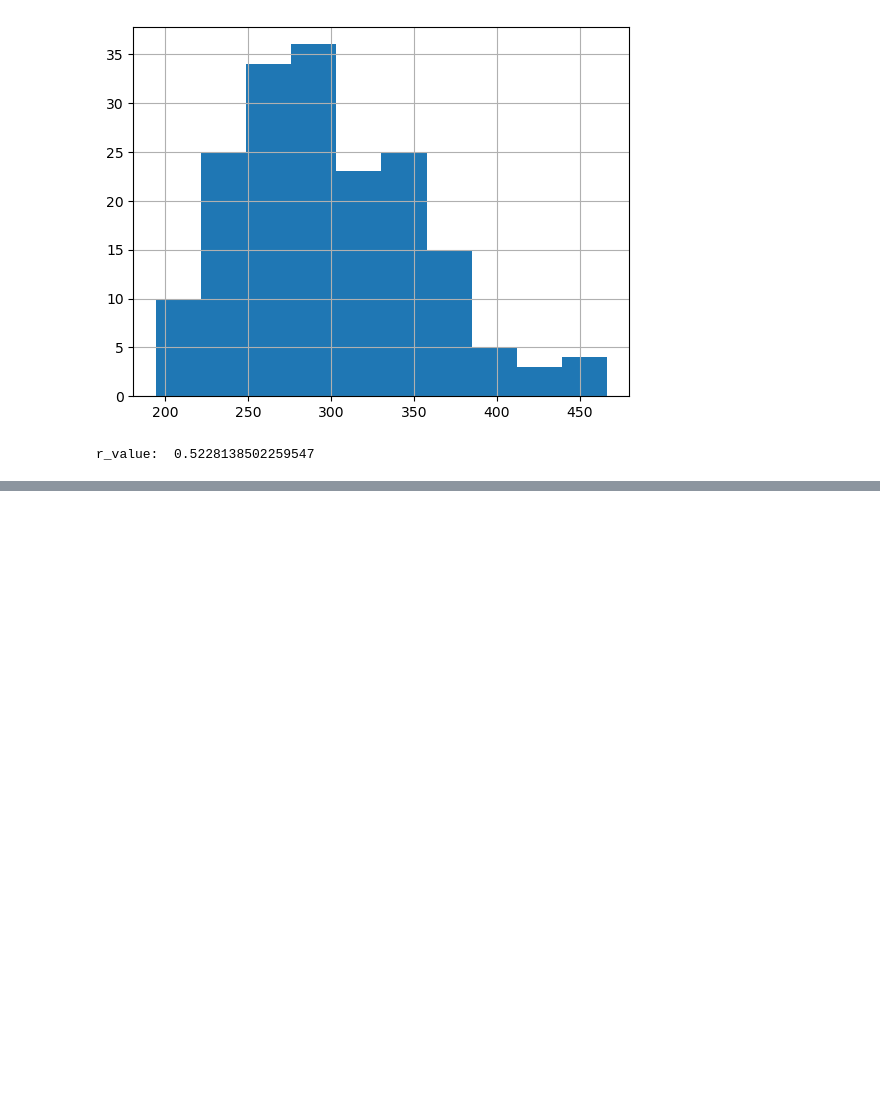
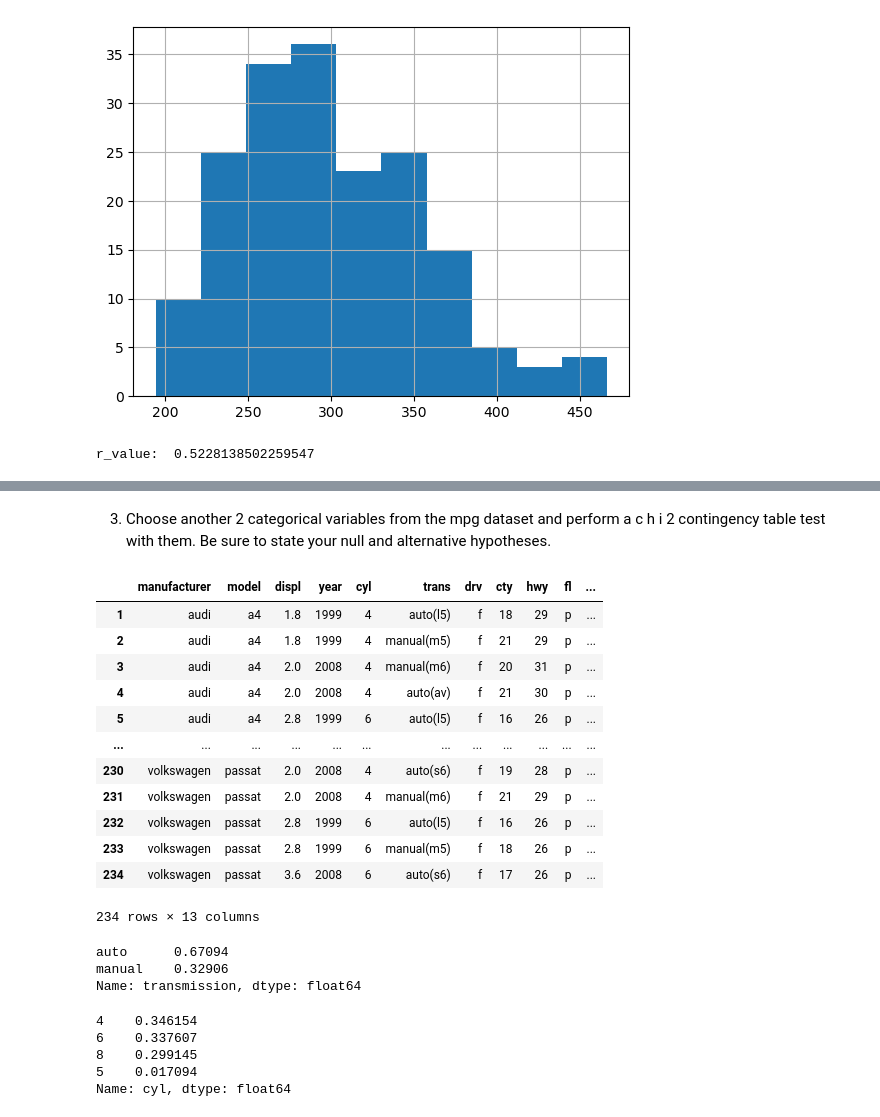
Before and after one commit to SHAWNSMITH16/statistics-exercises, a Jupyter notebook: hypothesis_testing.ipynb, the cells around one changed output, grey strips where cells are left out. Cells and saved outputs as stored; diff of their text form; code cells hidden in the pictures; blank space fills up the shorter version.

```diff
--- a/hypothesis_testing.ipynb
+++ b/hypothesis_testing.ipynb
@@ -625,0 +641,47 @@ r_value:  0.5228138502259547
+# %% [markdown]
+3. Choose another 2 categorical variables from the mpg dataset and perform a
+c
+h
+i
+2
+ contingency table test with them. Be sure to state your null and alternative hypotheses.
+# %%
+mpg.head()
+
+mpg['transmission'] = mpg.trans.str[:-4]
+mpg
+# %% [output]
+|  | manufacturer | model | displ | year | cyl | trans | drv | cty | hwy | fl | ... |
+| 1 | audi | a4 | 1.8 | 1999 | 4 | auto(l5) | f | 18 | 29 | p | ... |
+| 2 | audi | a4 | 1.8 | 1999 | 4 | manual(m5) | f | 21 | 29 | p | ... |
+| 3 | audi | a4 | 2.0 | 2008 | 4 | manual(m6) | f | 20 | 31 | p | ... |
+| 4 | audi | a4 | 2.0 | 2008 | 4 | auto(av) | f | 21 | 30 | p | ... |
+| 5 | audi | a4 | 2.8 | 1999 | 6 | auto(l5) | f | 16 | 26 | p | ... |
+| ... | ... | ... | ... | ... | ... | ... | ... | ... | ... | ... | ... |
+| 230 | volkswagen | passat | 2.0 | 2008 | 4 | auto(s6) | f | 19 | 28 | p | ... |
+| 231 | volkswagen | passat | 2.0 | 2008 | 4 | manual(m6) | f | 21 | 29 | p | ... |
+| 232 | volkswagen | passat | 2.8 | 1999 | 6 | auto(l5) | f | 16 | 26 | p | ... |
+| 233 | volkswagen | passat | 2.8 | 1999 | 6 | manual(m5) | f | 18 | 26 | p | ... |
+| 234 | volkswagen | passat | 3.6 | 2008 | 6 | auto(s6) | f | 17 | 26 | p | ... |
+234 rows × 13 columns
+# %%
+# H_0: Cylinders is independent of transmission type
+# H_a: Cylinders is dependent of transmission type
+n = mpg.shape[0]
+
+
+transmission_proportions = mpg.transmission.value_counts() / n
+transmission_proportions
+# %% [output]
+auto      0.67094
+manual    0.32906
+Name: transmission, dtype: float64
+# %%
+cyl_proportions = mpg.cyl.value_counts() / n
+cyl_proportions
+# %% [output]
+4    0.346154
+6    0.337607
+8    0.299145
+5    0.017094
+Name: cyl, dtype: float64
```
Also changed, not shown: parts of 40 cells of this notebook.
